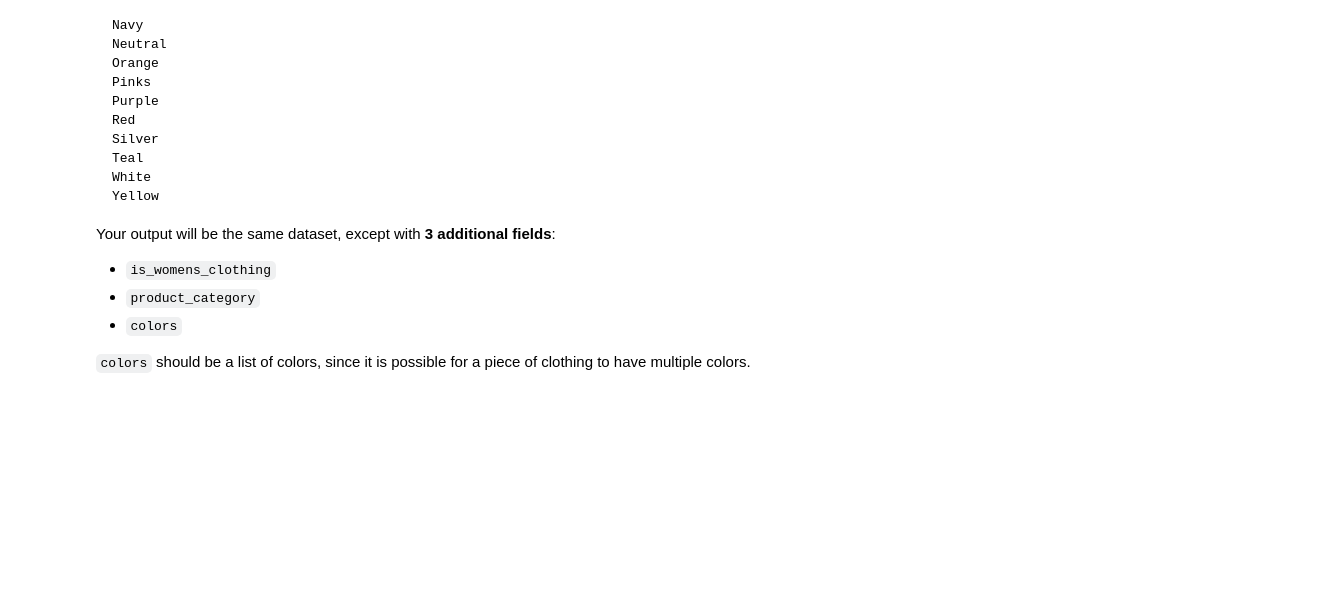
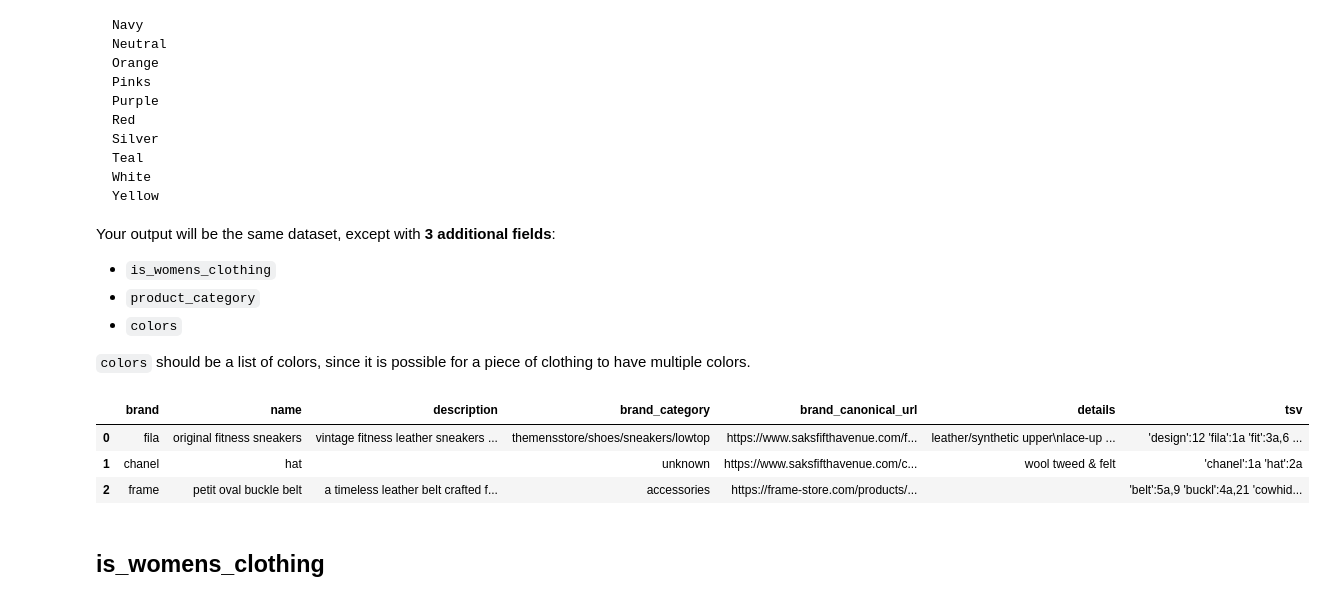
Before and after one commit to kyutcho/dso-560-nlp-text-analytics-SPRING-2021, a Jupyter notebook: Week 3/Cho_KyuTae_HW3.ipynb, the cells around one changed output. Cells and saved outputs as stored; diff of their text form; code cells hidden in the pictures; blank space fills up the shorter version.

```diff
--- a/Week 3/Cho_KyuTae_HW3.ipynb
+++ b/Week 3/Cho_KyuTae_HW3.ipynb
@@ -94,0 +196,19 @@ Your output will be the same dataset, except with **3 additional fields**:
+# %%
+prod_df = pd.read_csv("truncated_catalog.csv")
+# %%
+cols = prod_df.columns.to_list()
+
+for col in cols:
+    prod_df[col] = prod_df[col].str.lower()
+# %%
+# Fill Null Values
+prod_df.iloc[:, :7] = prod_df.iloc[:, :7].fillna('')
+# %%
+prod_df.head(3)
+# %% [output]
+|  | brand | name | description | brand_category | brand_canonical_url | details | tsv |
+| 0 | fila | original fitness sneakers | vintage fitness leather sneakers ... | themensstore/shoes/sneakers/lowtop | https://www.saksfifthavenue.com/f... | leather/synthetic upper\nlace-up ... | 'design':12 'fila':1a 'fit':3a,6 ... |
+| 1 | chanel | hat |  | unknown | https://www.saksfifthavenue.com/c... | wool tweed & felt | 'chanel':1a 'hat':2a |
+| 2 | frame | petit oval buckle belt | a timeless leather belt crafted f... | accessories | https://frame-store.com/products/... |  | 'belt':5a,9 'buckl':4a,21 'cowhid... |
+# %% [markdown]
+## is_womens_clothing
```
Also changed, not shown: parts of 42 cells of this notebook, 1 other file.
